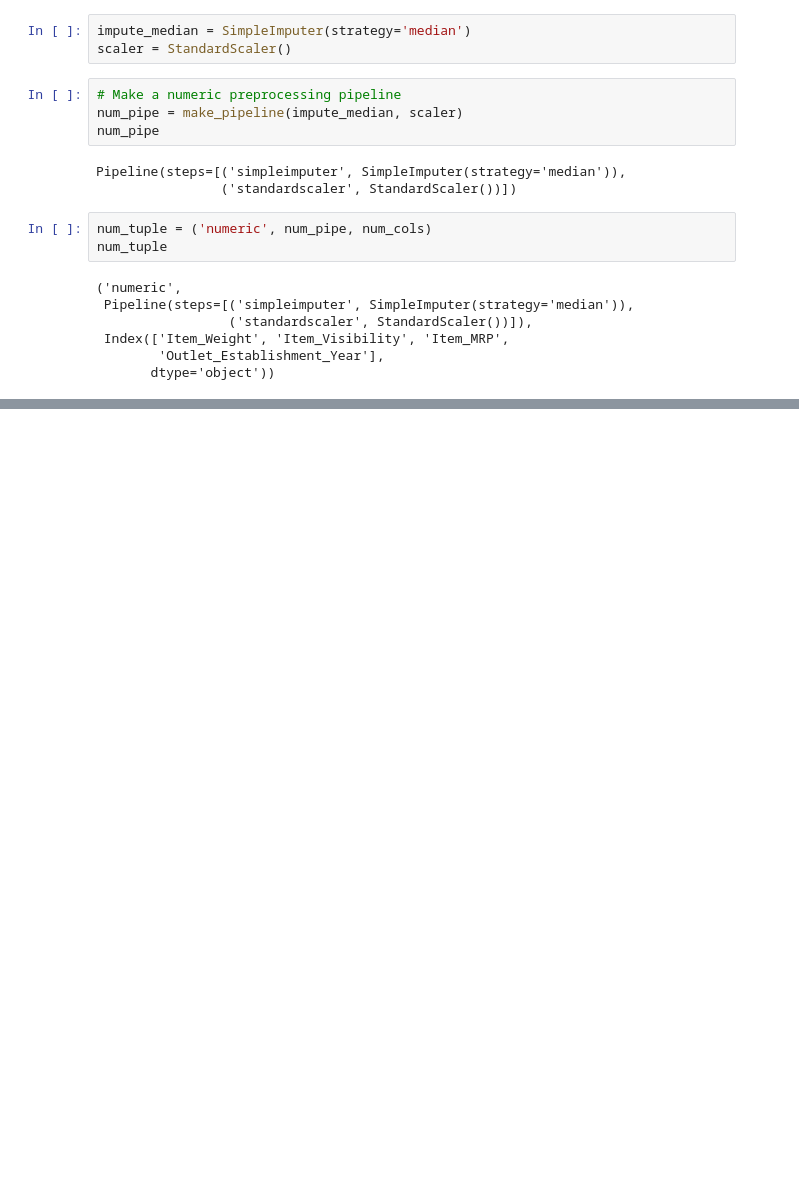
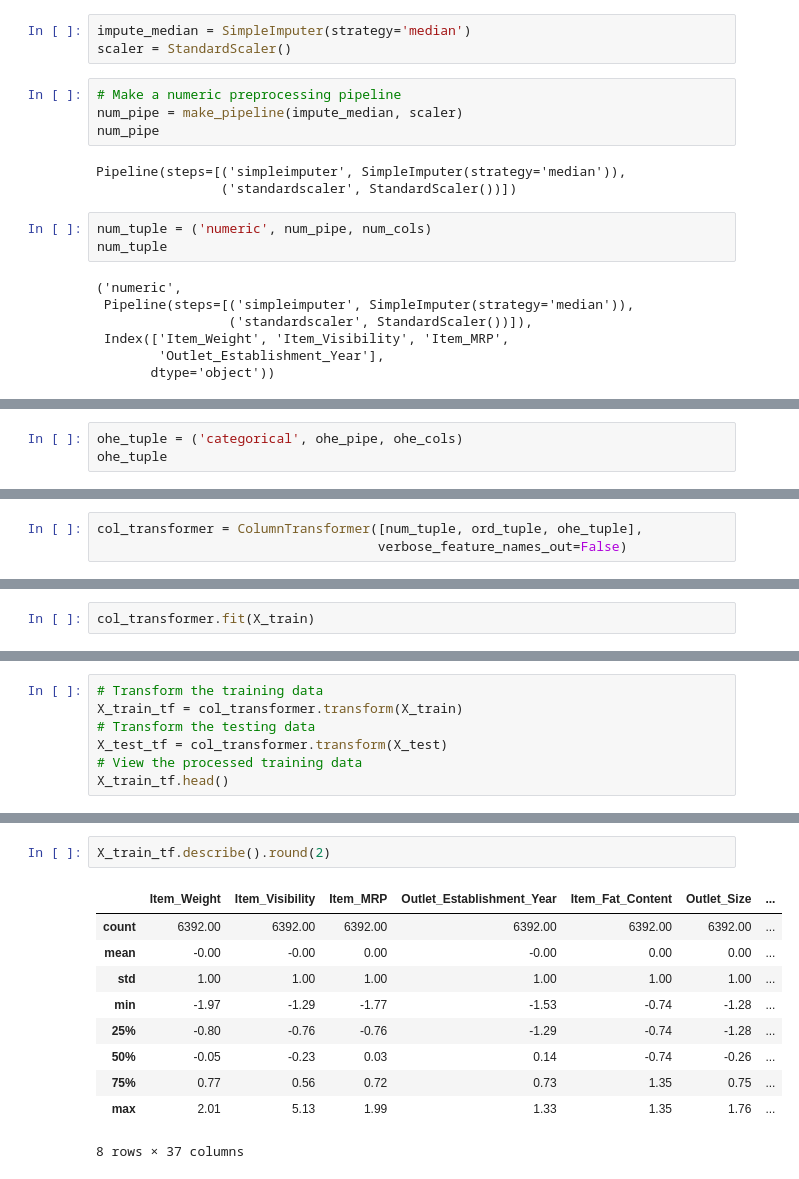
Before and after one commit to Carla9711/Prediction-of-Product-Sales, a Jupyter notebook: Prediction of Product Sales.ipynb, the cells around one changed output, grey strips where cells are left out. Drawn from its saved outputs; the diff is of its cells as text; blank space fills up the shorter version.

```diff
--- a/Prediction of Product Sales.ipynb
+++ b/Prediction of Product Sales.ipynb
@@ -1379,0 +1444,3 @@ ord_
+# %%
+ohe_tuple = ('categorical', ohe_pipe, ohe_cols)
+ohe_tuple
@@ -1379,0 +1454,3 @@ ord_
+# %%
+col_transformer = ColumnTransformer([num_tuple, ord_tuple, ohe_tuple],
+                                    verbose_feature_names_out=False)
@@ -1379,0 +1477,2 @@ ord_
+# %%
+col_transformer.fit(X_train)
@@ -1379,0 +1497,7 @@ ord_
+# %%
+# Transform the training data
+X_train_tf = col_transformer.transform(X_train)
+# Transform the testing data
+X_test_tf = col_transformer.transform(X_test)
+# View the processed training data
+X_train_tf.head()
@@ -1379,0 +1513,13 @@ ord_
+# %%
+X_train_tf.describe().round(2)
+# %% [output]
+|  | Item_Weight | Item_Visibility | Item_MRP | Outlet_Establishment_Year | Item_Fat_Content | Outlet_Size | ... |
+| count | 6392.00 | 6392.00 | 6392.00 | 6392.00 | 6392.00 | 6392.00 | ... |
+| mean | -0.00 | -0.00 | 0.00 | -0.00 | 0.00 | 0.00 | ... |
+| std | 1.00 | 1.00 | 1.00 | 1.00 | 1.00 | 1.00 | ... |
+| min | -1.97 | -1.29 | -1.77 | -1.53 | -0.74 | -1.28 | ... |
+| 25% | -0.80 | -0.76 | -0.76 | -1.29 | -0.74 | -1.28 | ... |
+| 50% | -0.05 | -0.23 | 0.03 | 0.14 | -0.74 | -0.26 | ... |
+| 75% | 0.77 | 0.56 | 0.72 | 0.73 | 1.35 | 0.75 | ... |
+| max | 2.01 | 5.13 | 1.99 | 1.33 | 1.35 | 1.76 | ... |
+8 rows × 37 columns
```
Also changed, not shown: parts of 17 cells of this notebook.
